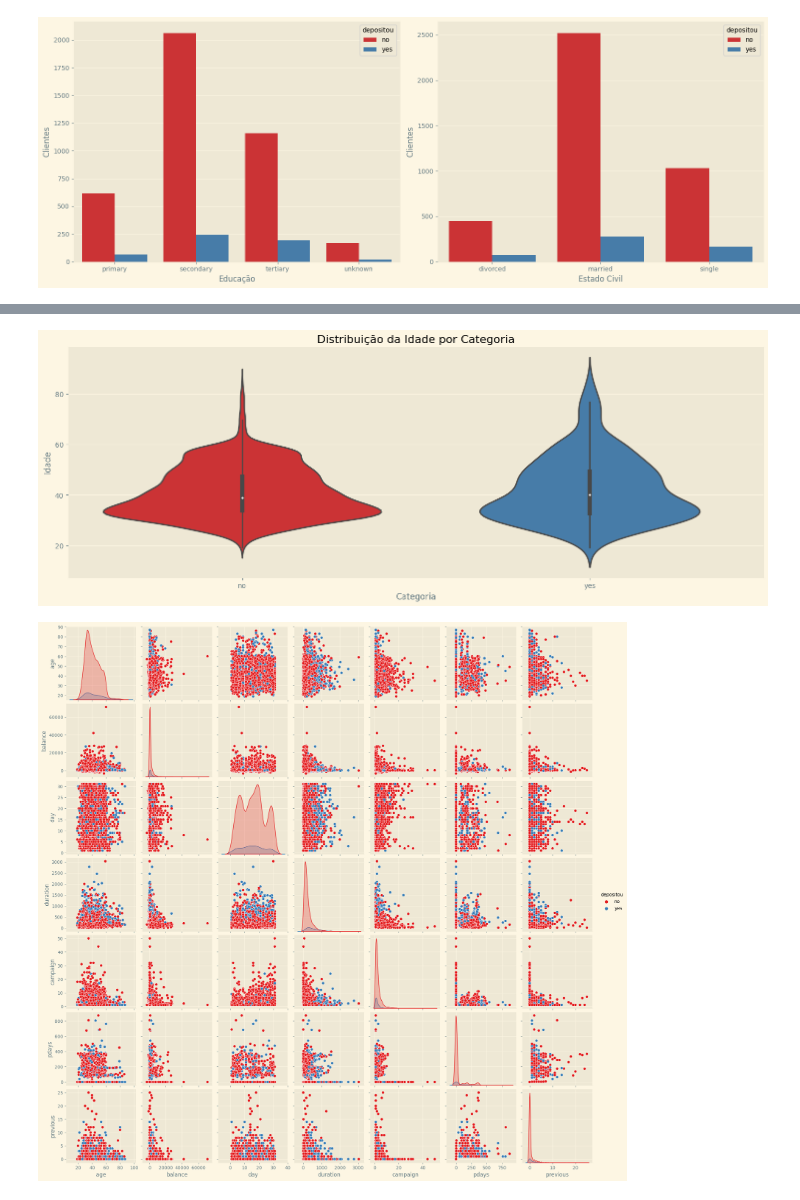
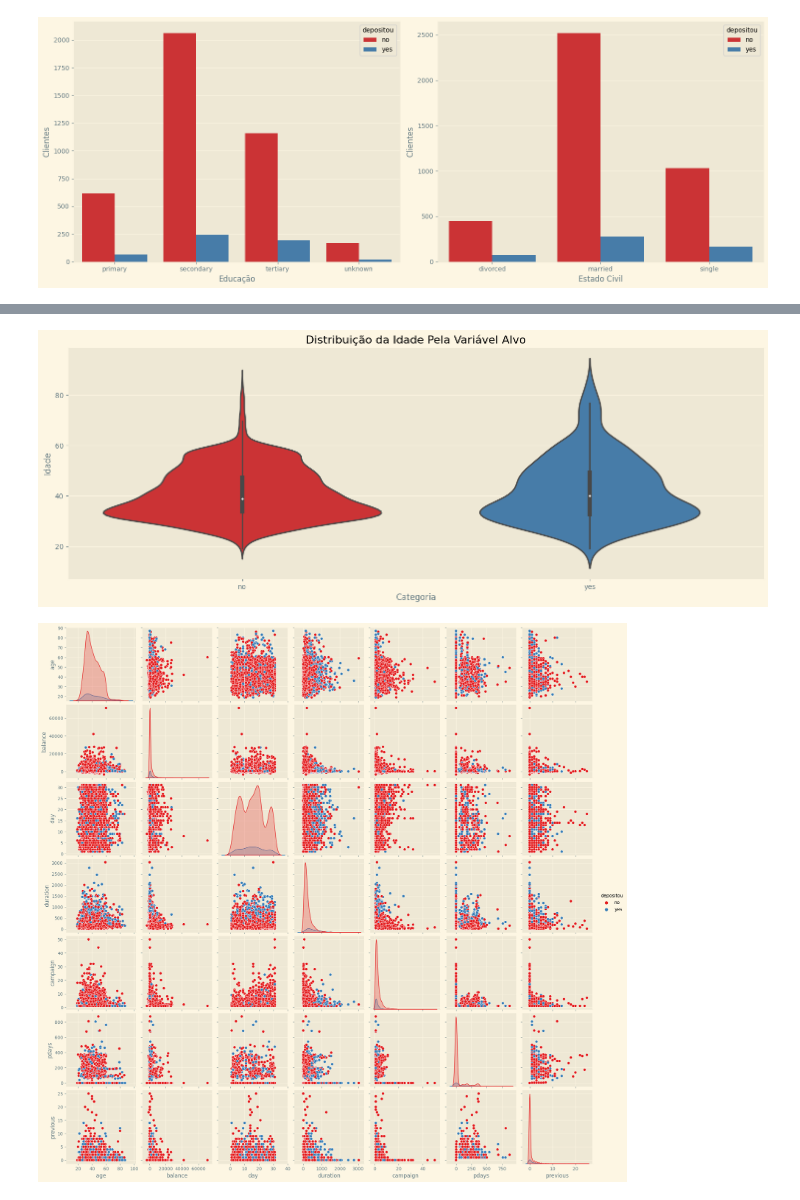
Before and after one commit to felipefagion/bank_machine_learning, a Jupyter notebook: mercado.ipynb, the cells around one changed output, grey strips where cells are left out. Cells and saved outputs as stored; diff of their text form; code cells hidden in the pictures.

```diff
--- a/mercado.ipynb
+++ b/mercado.ipynb
@@ -313,13 +319,13 @@ Text(0.5, 1.0, 'Depositou')
 # %%
 # Violin plot
 plt.figure(figsize=(18, 6))
 sns.violinplot(x='depositou', y='age',palette="Set1", data=df)
-plt.title('Distribuição da Idade por Categoria')
+plt.title('Distribuição da Idade Pela Variável Alvo')
 plt.xlabel('Categoria')
 plt.ylabel('Idade')
 plt.show()
 # %% [output]
-[figure, old version]
+[figure, new version]
 # %%
 sns.pairplot(df, hue='depositou', palette="Set1" )
 plt.show()
```
Also changed, not shown: parts of 17 cells of this notebook.
